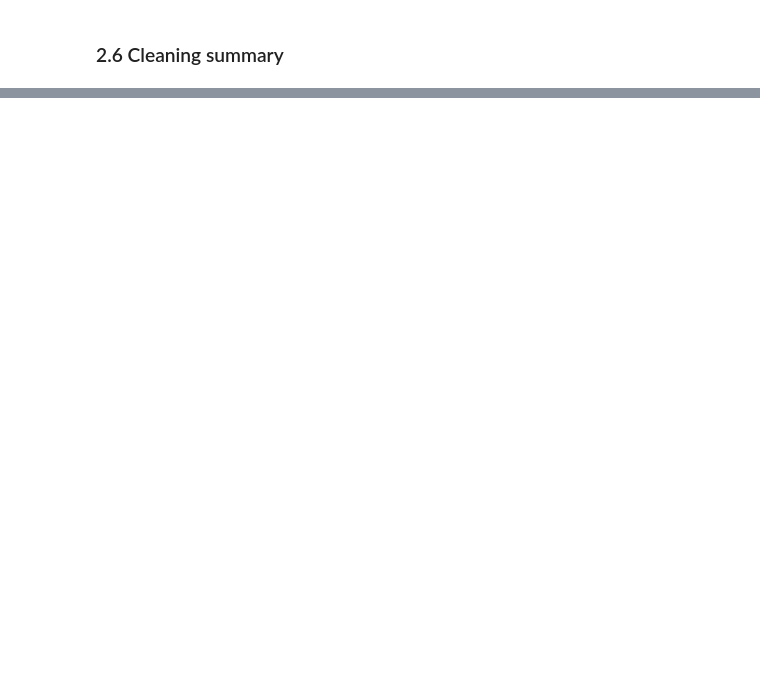
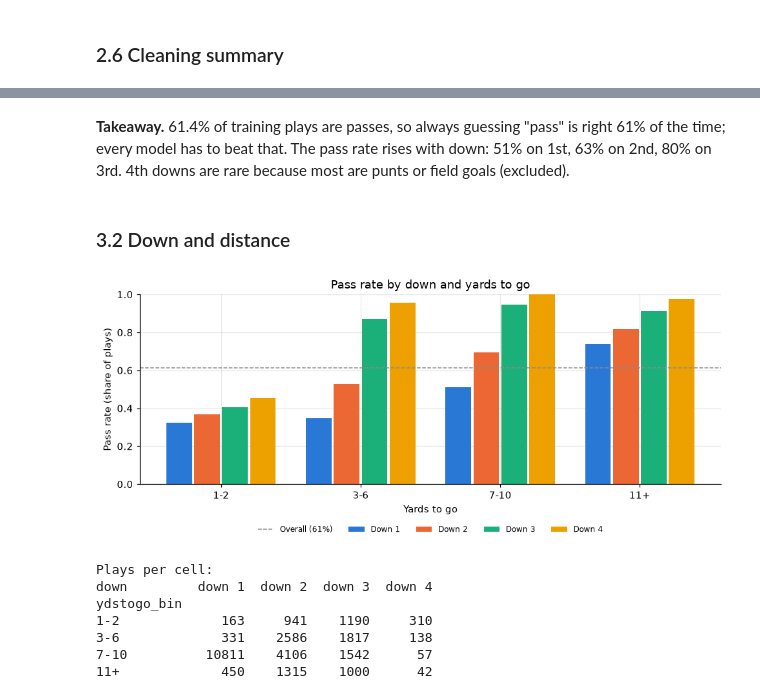
Before and after one commit to amogh240/ML-Project, a Jupyter notebook: nfl_pass_prediction.ipynb, the cells around one changed output, grey strips where cells are left out. Cells and saved outputs as stored; diff of their text form; code cells hidden in the pictures; blank space fills up the shorter version.

```diff
--- a/nfl_pass_prediction.ipynb
+++ b/nfl_pass_prediction.ipynb
@@ -512,0 +535,30 @@ Clean table: 36,539 plays x 38 columns | pass rate 0.610
+# %% [markdown]
+**Takeaway.** 61.4% of training plays are passes, so always guessing "pass" is right 61% of the time; every model has to beat that. The pass rate rises with down: 51% on 1st, 63% on 2nd, 80% on 3rd. 4th downs are rare because most are punts or field goals (excluded).
+# %% [markdown]
+### 3.2 Down and distance
+# %%
+rate = eda.pivot_table(index="ydstogo_bin", columns="down", values="is_pass", aggfunc="mean", observed=True)
+n_plays = eda.pivot_table(index="ydstogo_bin", columns="down", values="is_pass", aggfunc="size", observed=True)
+
+fig, ax = plt.subplots(figsize=(9, 4))
+width = 0.2
+x = np.arange(len(rate.index))
+for j, down in enumerate(rate.columns):
+    ax.bar(x + (j - 1.5) * width, rate[down], width=width * 0.92, color=SERIES_COLORS[j], label=f"Down {int(down)}")
+ax.axhline(overall_rate, color=NEUTRAL, ls="--", lw=1, label=f"Overall ({overall_rate:.0%})")
+ax.set_xticks(x, rate.index)
+ax.set(title="Pass rate by down and yards to go", xlabel="Yards to go", ylabel="Pass rate (share of plays)", ylim=(0, 1))
+ax.legend(ncols=5, loc="upper center", bbox_to_anchor=(0.5, -0.18), fontsize=8, frameon=False)
+plt.tight_layout()
+plt.show()
+print("Plays per cell:")
+print(n_plays.rename(columns=lambda d: f"down {int(d)}").to_string())
+# %% [output]
+[figure, added]
+Plays per cell:
+down         down 1  down 2  down 3  down 4
+ydstogo_bin
+1-2             163     941    1190     310
+3-6             331    2586    1817     138
+7-10          10811    4106    1542      57
+11+             450    1315    1000      42
```
Also changed, not shown: parts of 122 cells of this notebook, 4 other files.
